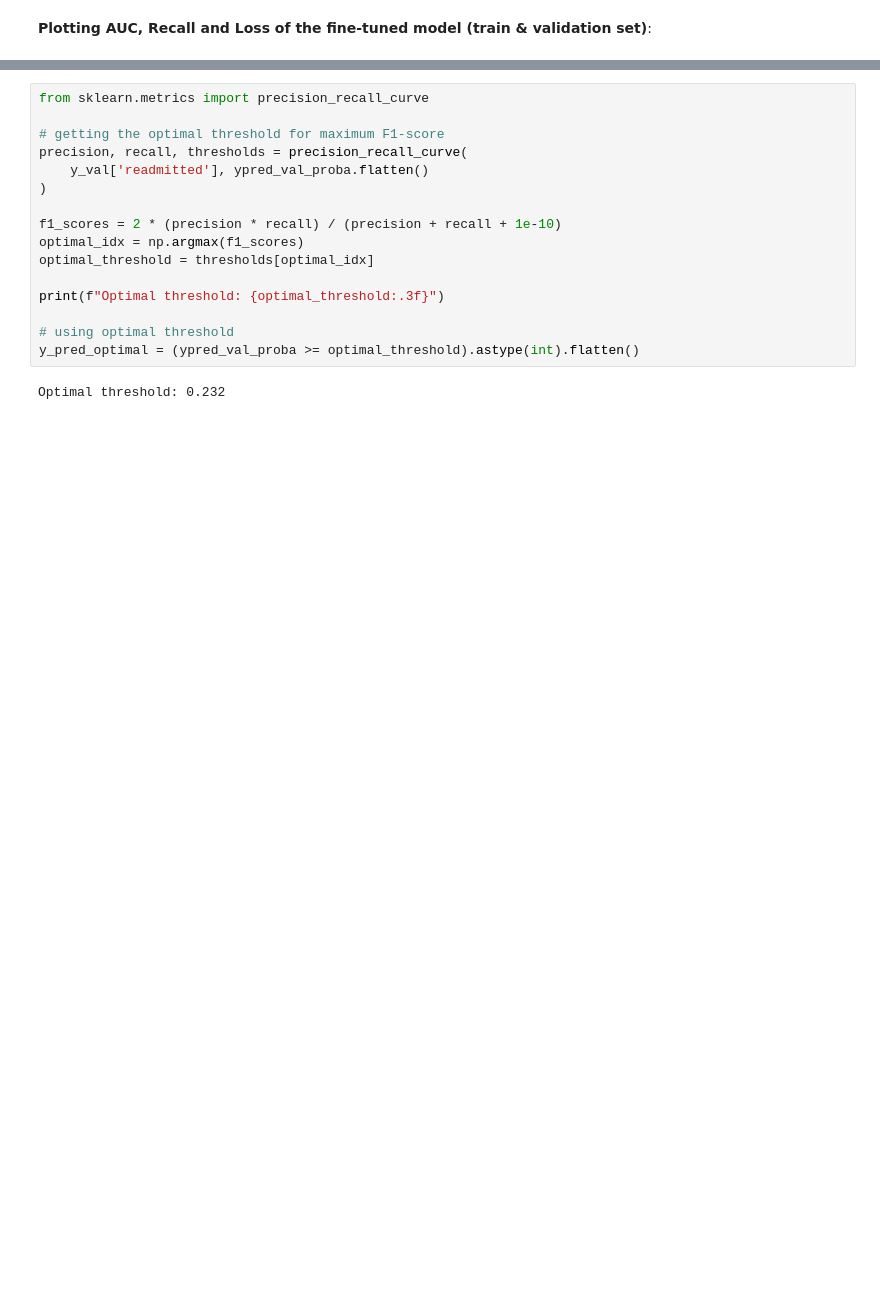
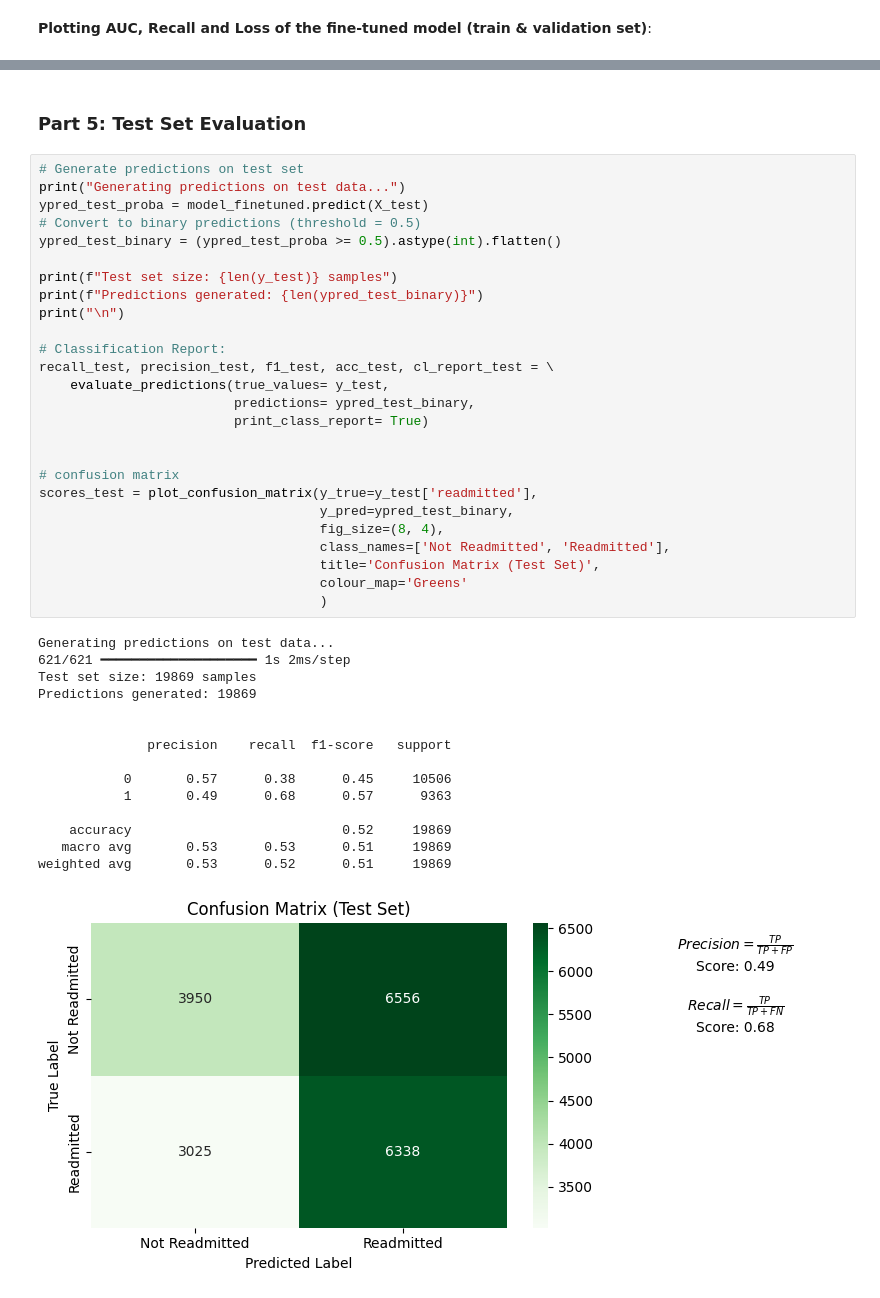
Before and after one commit to wip-0/ds207_final_project, a Jupyter notebook: notebook/DNNv1/dnnv1_vts.ipynb, the cells around one changed output, grey strips where cells are left out. Drawn from its saved outputs; the diff is of its cells as text; blank space fills up the shorter version.

```diff
--- a/notebook/DNNv1/dnnv1_vts.ipynb
+++ b/notebook/DNNv1/dnnv1_vts.ipynb
@@ -753,18 +831,44 @@ weighted avg       0.55      0.52      0.48     19869
-# %%
-from sklearn.metrics import precision_recall_curve
-
-# getting the optimal threshold for maximum F1-score
-precision, recall, thresholds = precision_recall_curve(
-    y_val['readmitted'], ypred_val_proba.flatten()
-)
-
-f1_scores = 2 * (precision * recall) / (precision + recall + 1e-10)
-optimal_idx = np.argmax(f1_scores)
-optimal_threshold = thresholds[optimal_idx]
-
-print(f"Optimal threshold: {optimal_threshold:.3f}")
-
-# using optimal threshold
-y_pred_optimal = (ypred_val_proba >= optimal_threshold).astype(int).flatten()
-# %% [output]
-Optimal threshold: 0.232
+# %% [markdown]
+### Part 5: Test Set Evaluation
+# %%
+# Generate predictions on test set
+print("Generating predictions on test data...")
+ypred_test_proba = model_finetuned.predict(X_test)
+# Convert to binary predictions (threshold = 0.5)
+ypred_test_binary = (ypred_test_proba >= 0.5).astype(int).flatten()
+
+print(f"Test set size: {len(y_test)} samples")
+print(f"Predictions generated: {len(ypred_test_binary)}")
+print("\n")
+
+# Classification Report:
+recall_test, precision_test, f1_test, acc_test, cl_report_test = \
+    evaluate_predictions(true_values= y_test,
+                         predictions= ypred_test_binary,
+                         print_class_report= True)
+
+
+# confusion matrix
+scores_test = plot_confusion_matrix(y_true=y_test['readmitted'],
+                                    y_pred=ypred_test_binary,
+                                    fig_size=(8, 4),
+                                    class_names=['Not Readmitted', 'Readmitted'],
+                                    title='Confusion Matrix (Test Set)',
+                                    colour_map='Greens'
+                                    )
+# %% [output]
+Generating predictions on test data...
+621/621 ━━━━━━━━━━━━━━━━━━━━ 1s 2ms/step
+Test set size: 19869 samples
+Predictions generated: 19869
+
+
+              precision    recall  f1-score   support
+
+           0       0.57      0.38      0.45     10506
+           1       0.49      0.68      0.57      9363
+
+    accuracy                           0.52     19869
+   macro avg       0.53      0.53      0.51     19869
+weighted avg       0.53      0.52      0.51     19869
+[figure, added]
```
Also changed, not shown: parts of 26 cells of this notebook, 2 other files.
